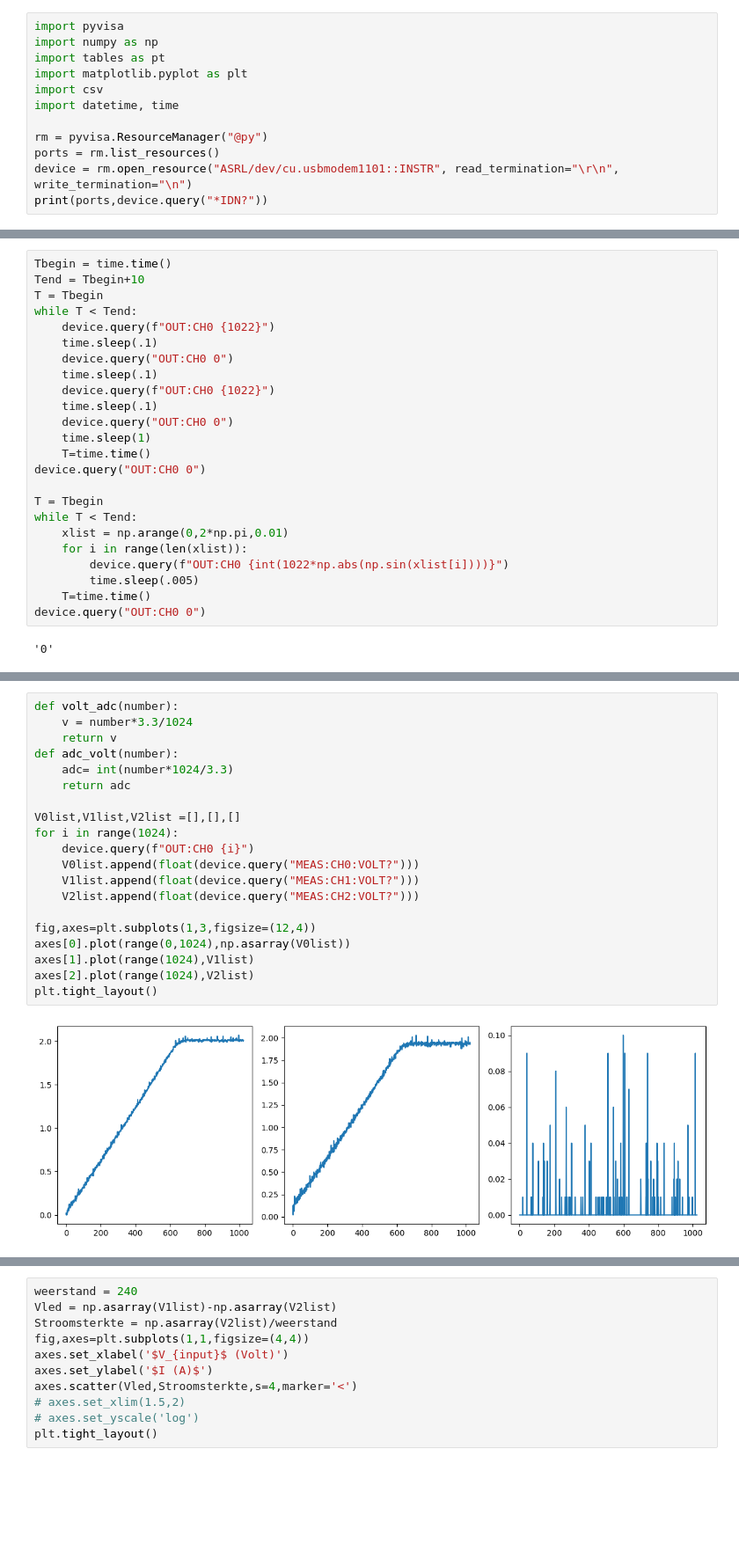
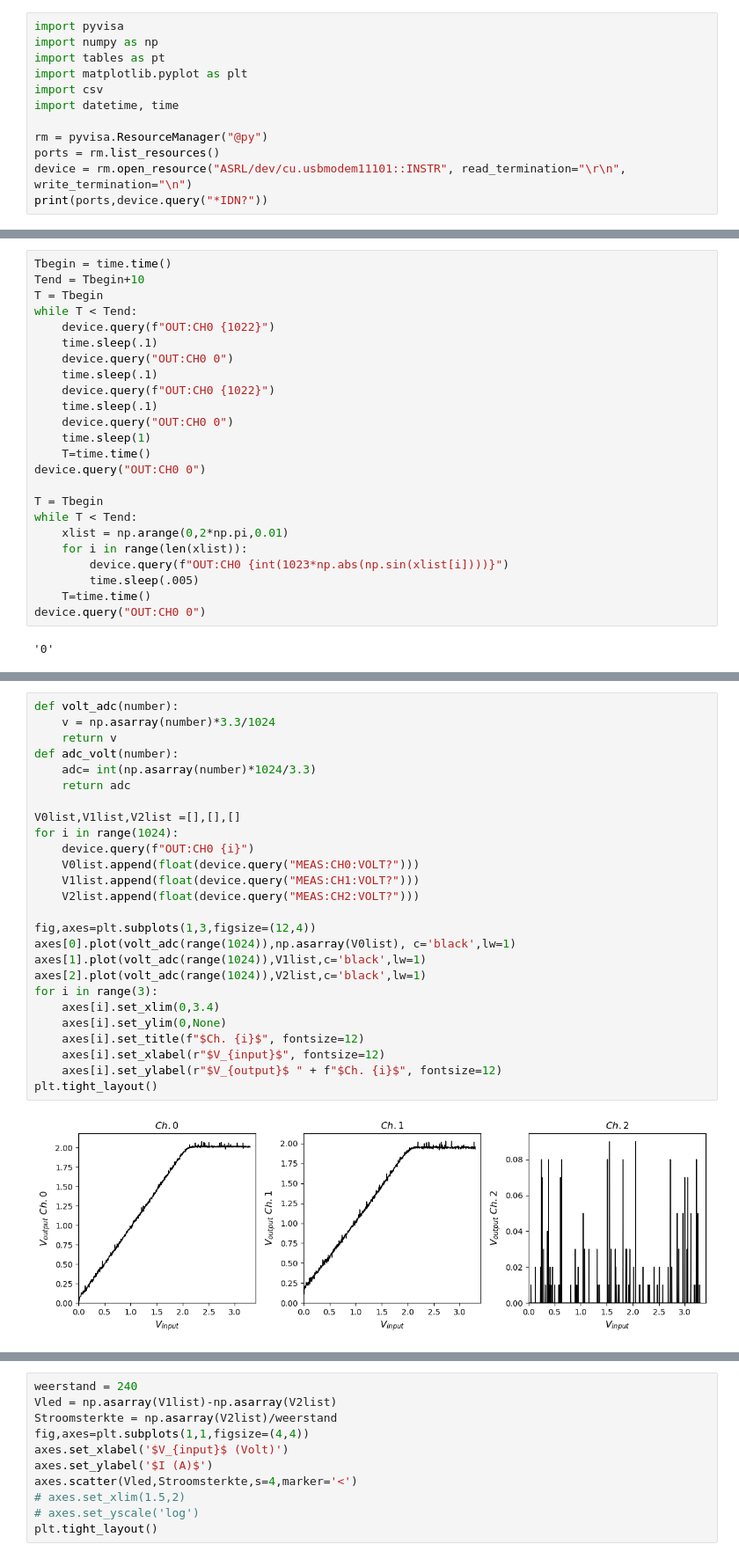
Before and after one commit to JBusink/Experiment-automatisering, a Jupyter notebook: test_arduino.ipynb, the cells around one changed output, grey strips where cells are left out. Shown: that part at 88% size. Saved outputs shown, nothing was run; the diff lists cells and outputs as text; blank space fills up the shorter version.

```diff
--- a/test_arduino.ipynb
+++ b/test_arduino.ipynb
@@ -8,6 +8,6 @@ import datetime, time
 
 rm = pyvisa.ResourceManager("@py")
 ports = rm.list_resources()
-device = rm.open_resource("ASRL/dev/cu.usbmodem1101::INSTR", read_termination="\r\n", write_termination="\n")
+device = rm.open_resource("ASRL/dev/cu.usbmodem11101::INSTR", read_termination="\r\n", write_termination="\n")
 print(ports,device.query("*IDN?"))
 # %% [output]
@@ -35,7 +35,7 @@ T = Tbegin
 while T < Tend:
     xlist = np.arange(0,2*np.pi,0.01)
     for i in range(len(xlist)):
-        device.query(f"OUT:CH0 {int(1022*np.abs(np.sin(xlist[i])))}")
+        device.query(f"OUT:CH0 {int(1023*np.abs(np.sin(xlist[i])))}")
         time.sleep(.005)
     T=time.time()
 device.query("OUT:CH0 0")
@@ -44,23 +53,29 @@ device.query("OUT:CH0 0")
 # %%
 def volt_adc(number):
-    v = number*3.3/1024
+    v = np.asarray(number)*3.3/1024
     return v
 def adc_volt(number):
-    adc= int(number*1024/3.3)
+    adc= int(np.asarray(number)*1024/3.3)
     return adc
 
 V0list,V1list,V2list =[],[],[]
 for i in range(1024):
     device.query(f"OUT:CH0 {i}")
     V0list.append(float(device.query("MEAS:CH0:VOLT?")))
     V1list.append(float(device.query("MEAS:CH1:VOLT?")))
     V2list.append(float(device.query("MEAS:CH2:VOLT?")))
 
 fig,axes=plt.subplots(1,3,figsize=(12,4))
-axes[0].plot(range(0,1024),np.asarray(V0list))
-axes[1].plot(range(1024),V1list)
-axes[2].plot(range(1024),V2list)
+axes[0].plot(volt_adc(range(1024)),np.asarray(V0list), c='black',lw=1)
+axes[1].plot(volt_adc(range(1024)),V1list,c='black',lw=1)
+axes[2].plot(volt_adc(range(1024)),V2list,c='black',lw=1)
+for i in range(3):
+    axes[i].set_xlim(0,3.4)
+    axes[i].set_ylim(0,None)
+    axes[i].set_title(f"$Ch. {i}$", fontsize=12)
+    axes[i].set_xlabel(r"$V_{input}$", fontsize=12)
+    axes[i].set_ylabel(r"$V_{output}$ " + f"$Ch. {i}$", fontsize=12)
 plt.tight_layout()
 # %% [output]
-[figure, old version]
+[figure, new version]
 # %%
```
Also changed, not shown: parts of 3 cells of this notebook.
